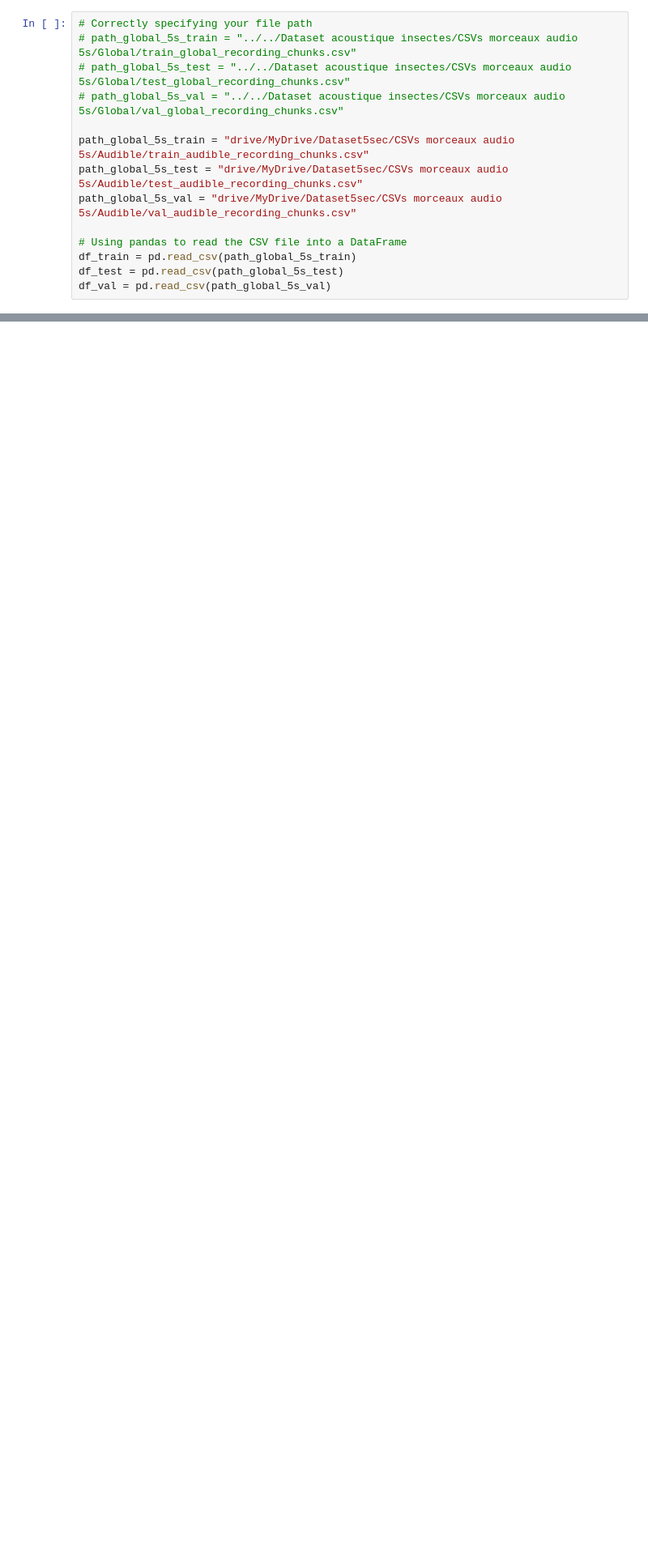
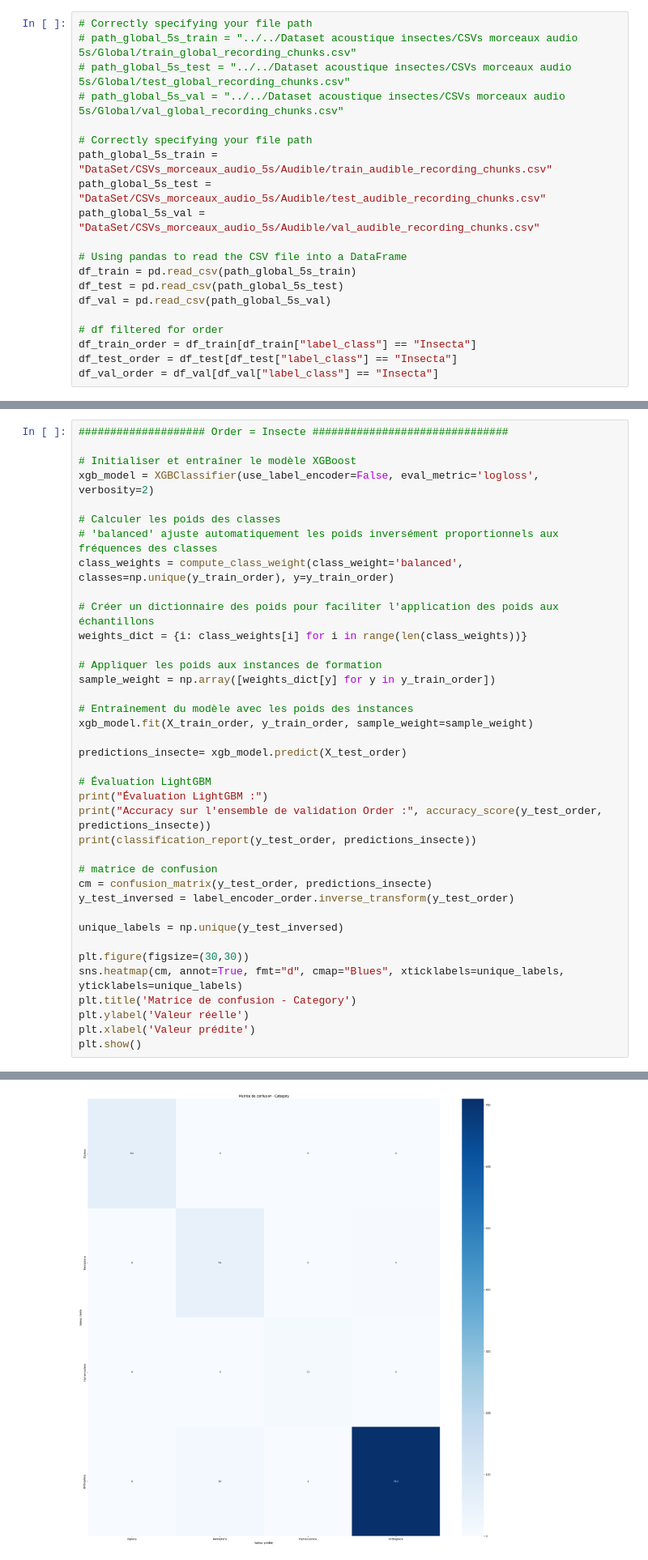
Before and after one commit to LorisGaven/OrthopteraStridulationClassifier, a Jupyter notebook: Notebooks/XgBoost/XgBoost_LGBM.ipynb, the cells around one changed output, grey strips where cells are left out. Shown at 81% size. Cells and saved outputs as stored; diff of their text form; blank space fills up the shorter version.

```diff
--- a/Notebooks/XgBoost/XgBoost_LGBM.ipynb
+++ b/Notebooks/XgBoost/XgBoost_LGBM.ipynb
@@ -18,14 +45,20 @@ Mounted at /content/drive
 # path_global_5s_test = "../../Dataset acoustique insectes/CSVs morceaux audio 5s/Global/test_global_recording_chunks.csv"
 # path_global_5s_val = "../../Dataset acoustique insectes/CSVs morceaux audio 5s/Global/val_global_recording_chunks.csv"
 
-path_global_5s_train = "drive/MyDrive/Dataset5sec/CSVs morceaux audio 5s/Audible/train_audible_recording_chunks.csv"
-path_global_5s_test = "drive/MyDrive/Dataset5sec/CSVs morceaux audio 5s/Audible/test_audible_recording_chunks.csv"
-path_global_5s_val = "drive/MyDrive/Dataset5sec/CSVs morceaux audio 5s/Audible/val_audible_recording_chunks.csv"
+# Correctly specifying your file path
+path_global_5s_train = "DataSet/CSVs_morceaux_audio_5s/Audible/train_audible_recording_chunks.csv"
+path_global_5s_test = "DataSet/CSVs_morceaux_audio_5s/Audible/test_audible_recording_chunks.csv"
+path_global_5s_val = "DataSet/CSVs_morceaux_audio_5s/Audible/val_audible_recording_chunks.csv"
 
 # Using pandas to read the CSV file into a DataFrame
 df_train = pd.read_csv(path_global_5s_train)
 df_test = pd.read_csv(path_global_5s_test)
 df_val = pd.read_csv(path_global_5s_val)
+
+# df filtered for order
+df_train_order = df_train[df_train["label_class"] == "Insecta"]
+df_test_order = df_test[df_test["label_class"] == "Insecta"]
+df_val_order = df_val[df_val["label_class"] == "Insecta"]
 # %%
 from sklearn.preprocessing import LabelEncoder
 
@@ -257,3 +327,42 @@ Accuracy sur l'ensemble de validation Category: 0.20297029702970298
    macro avg       0.19      0.36      0.15      1414
 weighted avg       0.54      0.20      0.23      1414
 [figure]
+# %%
+#################### Order = Insecte ###############################
+
+# Initialiser et entraîner le modèle XGBoost
+xgb_model = XGBClassifier(use_label_encoder=False, eval_metric='logloss', verbosity=2)
+
+# Calculer les poids des classes
+# 'balanced' ajuste automatiquement les poids inversément proportionnels aux fréquences des classes
+class_weights = compute_class_weight(class_weight='balanced', classes=np.unique(y_train_order), y=y_train_order)
+
+# Créer un dictionnaire des poids pour faciliter l'application des poids aux échantillons
+weights_dict = {i: class_weights[i] for i in range(len(class_weights))}
+
+# Appliquer les poids aux instances de formation
+sample_weight = np.array([weights_dict[y] for y in y_train_order])
+
+# Entraînement du modèle avec les poids des instances
+xgb_model.fit(X_train_order, y_train_order, sample_weight=sample_weight)
+
+predictions_insecte= xgb_model.predict(X_test_order)
+
+# Évaluation LightGBM
+print("Évaluation LightGBM :")
+print("Accuracy sur l'ensemble de validation Order :", accuracy_score(y_test_order, predictions_insecte))
+print(classification_report(y_test_order, predictions_insecte))
+
+# matrice de confusion
+cm = confusion_matrix(y_test_order, predictions_insecte)
+y_test_inversed = label_encoder_order.inverse_transform(y_test_order)
+
+unique_labels = np.unique(y_test_inversed)
+
+plt.figure(figsize=(30,30))
+sns.heatmap(cm, annot=True, fmt="d", cmap="Blues", xticklabels=unique_labels, yticklabels=unique_labels)
+plt.title('Matrice de confusion - Category')
+plt.ylabel('Valeur réelle')
+plt.xlabel('Valeur prédite')
+plt.show()
+# %% [output]
@@ -259,0 +381 @@ weighted avg       0.54      0.20      0.23      1414
+[figure, added]
```
Also changed, not shown: parts of 8 cells of this notebook, 4 other files.
